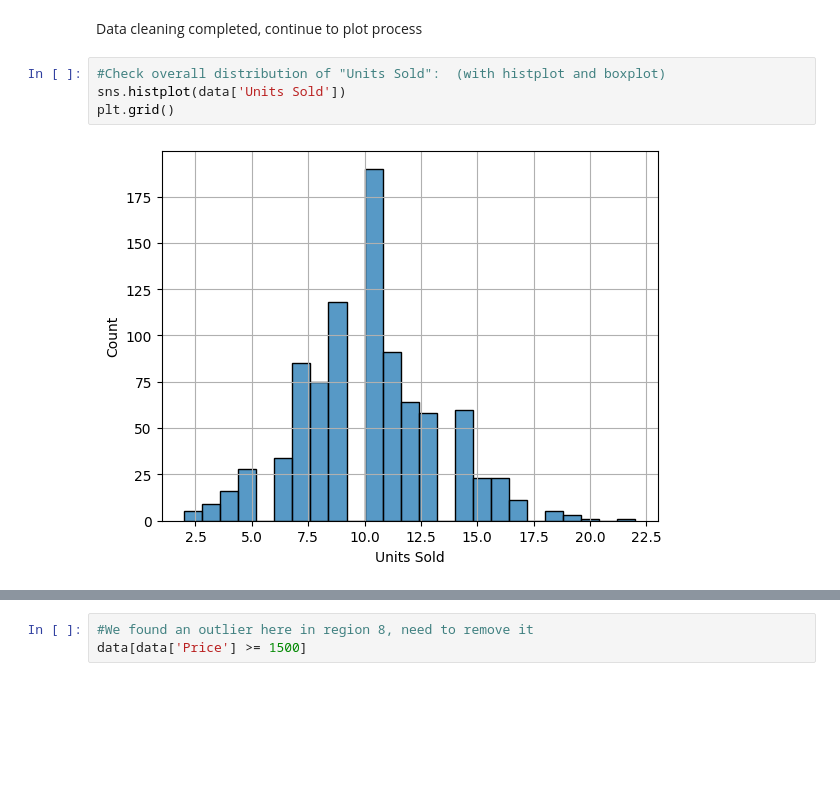
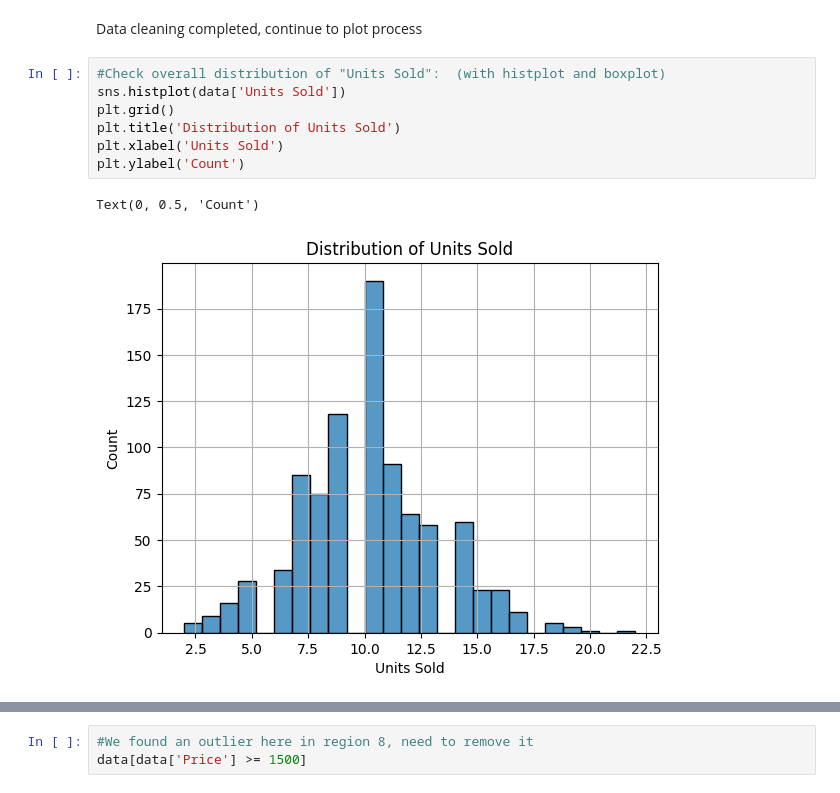
Before and after one commit to RandyLuChang/schulich_data_science, a Jupyter notebook: assignment_1.ipynb, the cells around one changed output, grey strips where cells are left out. Drawn from its saved outputs; the diff is of its cells as text; blank space fills up the shorter version.

```diff
--- a/assignment_1.ipynb
+++ b/assignment_1.ipynb
@@ -113,6 +113,10 @@ Data cleaning completed, continue to plot process
 # %%
 #Check overall distribution of "Units Sold":  (with histplot and boxplot)
 sns.histplot(data['Units Sold'])
 plt.grid()
+plt.title('Distribution of Units Sold')
+plt.xlabel('Units Sold')
+plt.ylabel('Count')
 # %% [output]
+Text(0, 0.5, 'Count')
-[figure, old version]
+[figure, new version]
```
Also changed, not shown: parts of 11 cells of this notebook.
